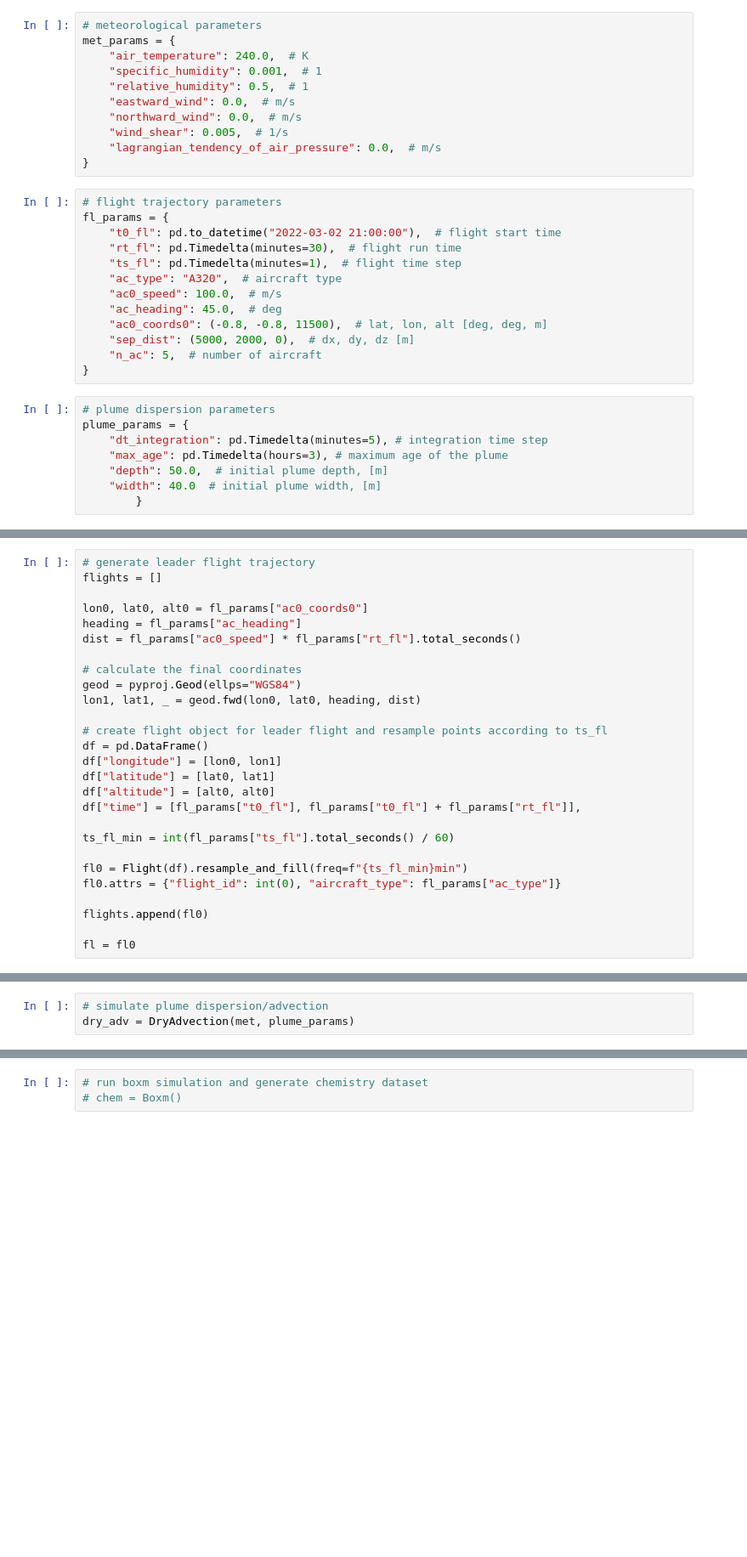
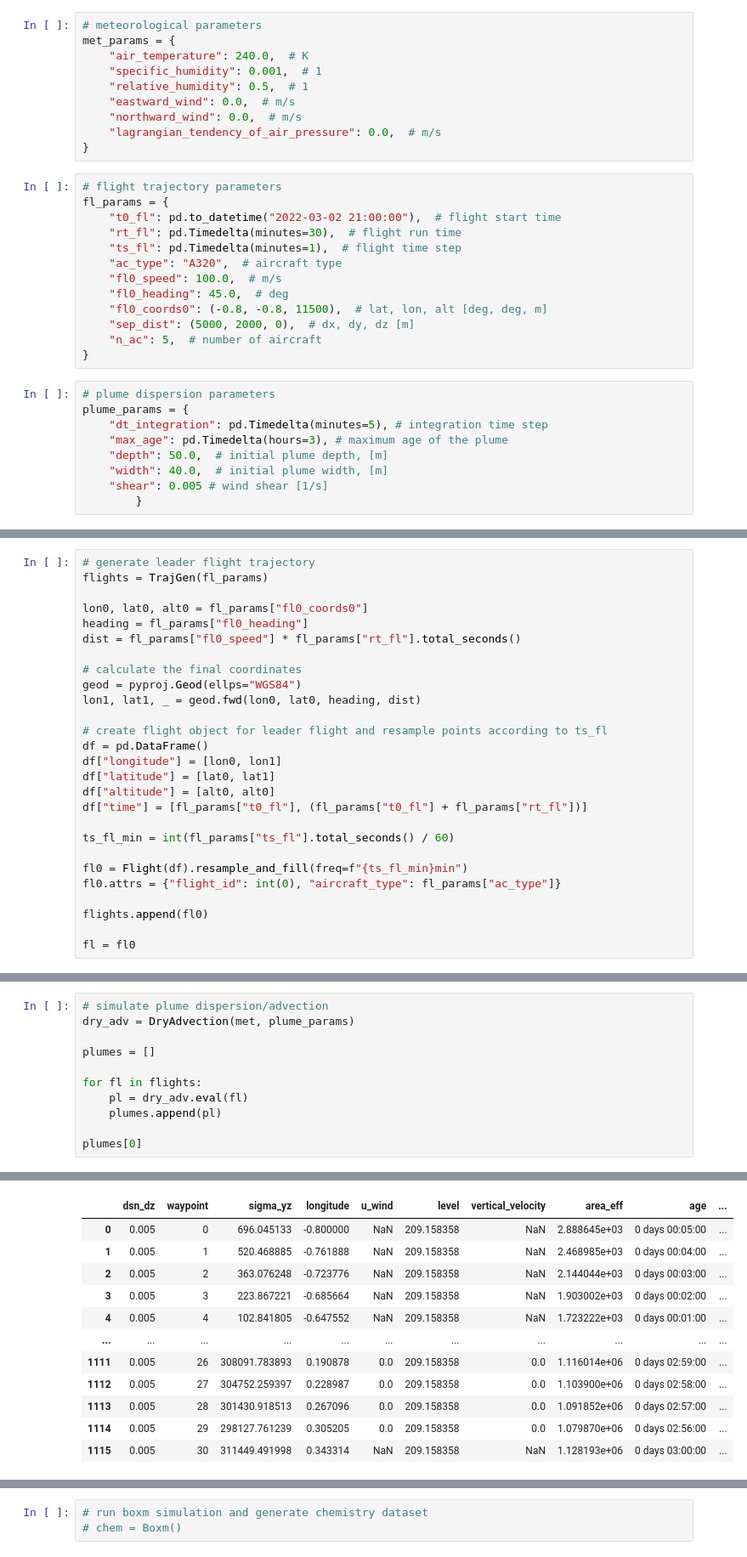
Before and after one commit to ktait98/pycontrails_kt, a Jupyter notebook: docs/notebooks/boxm.ipynb, the cells around one changed output, grey strips where cells are left out. Shown at 85% size. Drawn from its saved outputs; the diff is of its cells as text; blank space fills up the shorter version.

```diff
--- a/docs/notebooks/boxm.ipynb
+++ b/docs/notebooks/boxm.ipynb
@@ -29,7 +30,6 @@ met_params = {
     "relative_humidity": 0.5,  # 1
     "eastward_wind": 0.0,  # m/s
     "northward_wind": 0.0,  # m/s
-    "wind_shear": 0.005,  # 1/s
     "lagrangian_tendency_of_air_pressure": 0.0,  # m/s
 }
 # %%
@@ -39,9 +39,9 @@ fl_params = {
     "rt_fl": pd.Timedelta(minutes=30),  # flight run time
     "ts_fl": pd.Timedelta(minutes=1),  # flight time step
     "ac_type": "A320",  # aircraft type
-    "ac0_speed": 100.0,  # m/s
-    "ac_heading": 45.0,  # deg
-    "ac0_coords0": (-0.8, -0.8, 11500),  # lat, lon, alt [deg, deg, m]
+    "fl0_speed": 100.0,  # m/s
+    "fl0_heading": 45.0,  # deg
+    "fl0_coords0": (-0.8, -0.8, 11500),  # lat, lon, alt [deg, deg, m]
     "sep_dist": (5000, 2000, 0),  # dx, dy, dz [m]
     "n_ac": 5,  # number of aircraft
 }
@@ -51,7 +51,8 @@ plume_params = {
     "dt_integration": pd.Timedelta(minutes=5), # integration time step
     "max_age": pd.Timedelta(hours=3), # maximum age of the plume
     "depth": 50.0,  # initial plume depth, [m]
-    "width": 40.0  # initial plume width, [m]
+    "width": 40.0,  # initial plume width, [m]
+    "shear": 0.005 # wind shear [1/s]
         }
 # %%
 # chemistry sim parameters
@@ -108,10 +167,10 @@ met
 # %%
 # generate leader flight trajectory
-flights = []
+flights = TrajGen(fl_params)
 
-lon0, lat0, alt0 = fl_params["ac0_coords0"]
-heading = fl_params["ac_heading"]
-dist = fl_params["ac0_speed"] * fl_params["rt_fl"].total_seconds()
+lon0, lat0, alt0 = fl_params["fl0_coords0"]
+heading = fl_params["fl0_heading"]
+dist = fl_params["fl0_speed"] * fl_params["rt_fl"].total_seconds()
 
 # calculate the final coordinates
 geod = pyproj.Geod(ellps="WGS84")
@@ -122,7 +181,7 @@ df = pd.DataFrame()
 df["longitude"] = [lon0, lon1]
 df["latitude"] = [lat0, lat1]
 df["altitude"] = [alt0, alt0]
-df["time"] = [fl_params["t0_fl"], fl_params["t0_fl"] + fl_params["rt_fl"]],
+df["time"] = [fl_params["t0_fl"], (fl_params["t0_fl"] + fl_params["rt_fl"])]
 
 ts_fl_min = int(fl_params["ts_fl"].total_seconds() / 60)
 
@@ -206,3 +267,12 @@ for i, fl in enumerate(flights):
 # %%
 # simulate plume dispersion/advection
 dry_adv = DryAdvection(met, plume_params)
+
+plumes = []
+
+for fl in flights:
+    pl = dry_adv.eval(fl)
+    plumes.append(pl)
+
+plumes[0]
+# %% [output]
@@ -208,0 +286,12 @@ dry_adv = DryAdvection(met, plume_params)
+|  | dsn_dz | waypoint | sigma_yz | longitude | u_wind | level | vertical_velocity | area_eff | age | ... |
+| 0 | 0.005 | 0 | 696.045133 | -0.800000 | NaN | 209.158358 | NaN | 2.888645e+03 | 0 days 00:05:00 | ... |
+| 1 | 0.005 | 1 | 520.468885 | -0.761888 | NaN | 209.158358 | NaN | 2.468985e+03 | 0 days 00:04:00 | ... |
+| 2 | 0.005 | 2 | 363.076248 | -0.723776 | NaN | 209.158358 | NaN | 2.144044e+03 | 0 days 00:03:00 | ... |
+| 3 | 0.005 | 3 | 223.867221 | -0.685664 | NaN | 209.158358 | NaN | 1.903002e+03 | 0 days 00:02:00 | ... |
+| 4 | 0.005 | 4 | 102.841805 | -0.647552 | NaN | 209.158358 | NaN | 1.723222e+03 | 0 days 00:01:00 | ... |
+| ... | ... | ... | ... | ... | ... | ... | ... | ... | ... | ... |
+| 1111 | 0.005 | 26 | 308091.783893 | 0.190878 | 0.0 | 209.158358 | 0.0 | 1.116014e+06 | 0 days 02:59:00 | ... |
+| 1112 | 0.005 | 27 | 304752.259397 | 0.228987 | 0.0 | 209.158358 | 0.0 | 1.103900e+06 | 0 days 02:58:00 | ... |
+| 1113 | 0.005 | 28 | 301430.918513 | 0.267096 | 0.0 | 209.158358 | 0.0 | 1.091852e+06 | 0 days 02:57:00 | ... |
+| 1114 | 0.005 | 29 | 298127.761239 | 0.305205 | 0.0 | 209.158358 | 0.0 | 1.079870e+06 | 0 days 02:56:00 | ... |
+| 1115 | 0.005 | 30 | 311449.491998 | 0.343314 | NaN | 209.158358 | NaN | 1.128193e+06 | 0 days 03:00:00 | ... |
```
Also changed, not shown: parts of 4 cells of this notebook.
